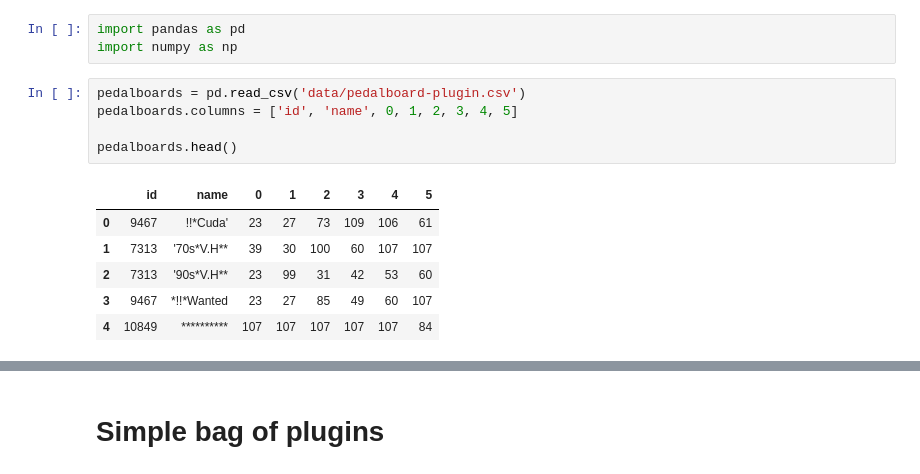
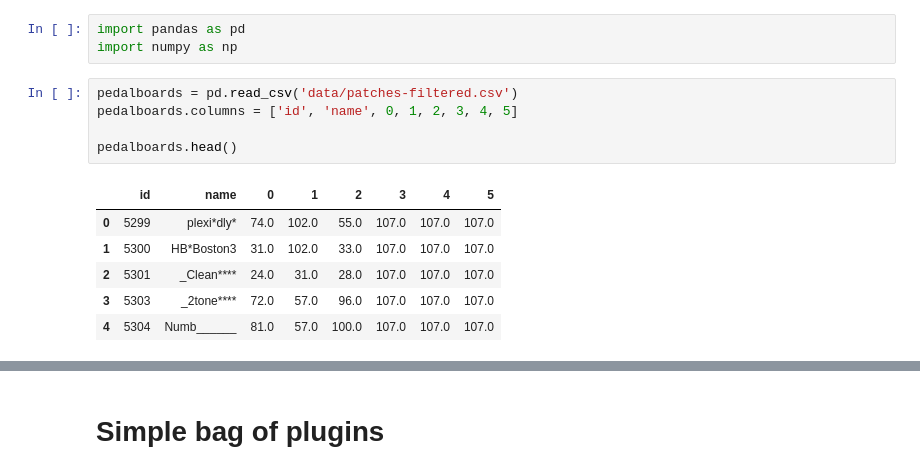
Before and after one commit to SrMouraSilva/ZoomG3-Patches, a Jupyter notebook: Processing_data_4_-_Bag_of_words_-_one_hot_encoding.ipynb, the cells around one changed output, grey strips where cells are left out. Saved outputs shown, nothing was run; the diff lists cells and outputs as text.

```diff
--- a/Processing_data_3_-_Bag_of_plugins.ipynb
+++ b/Processing_data_4_-_Bag_of_words_-_one_hot_encoding.ipynb
@@ -2,15 +2,15 @@
 import pandas as pd
 import numpy as np
 # %%
-pedalboards = pd.read_csv('data/pedalboard-plugin.csv')
+pedalboards = pd.read_csv('data/patches-filtered.csv')
 pedalboards.columns = ['id', 'name', 0, 1, 2, 3, 4, 5]
 
 pedalboards.head()
 # %% [output]
 |  | id | name | 0 | 1 | 2 | 3 | 4 | 5 |
-| 0 | 9467 | !!*Cuda' | 23 | 27 | 73 | 109 | 106 | 61 |
-| 1 | 7313 | '70s*V.H** | 39 | 30 | 100 | 60 | 107 | 107 |
-| 2 | 7313 | '90s*V.H** | 23 | 99 | 31 | 42 | 53 | 60 |
-| 3 | 9467 | *!!*Wanted | 23 | 27 | 85 | 49 | 60 | 107 |
-| 4 | 10849 | ********** | 107 | 107 | 107 | 107 | 107 | 84 |
+| 0 | 5299 | plexi*dly* | 74.0 | 102.0 | 55.0 | 107.0 | 107.0 | 107.0 |
+| 1 | 5300 | HB*Boston3 | 31.0 | 102.0 | 33.0 | 107.0 | 107.0 | 107.0 |
+| 2 | 5301 | _Clean**** | 24.0 | 31.0 | 28.0 | 107.0 | 107.0 | 107.0 |
+| 3 | 5303 | _2tone**** | 72.0 | 57.0 | 96.0 | 107.0 | 107.0 | 107.0 |
+| 4 | 5304 | Numb______ | 81.0 | 57.0 | 100.0 | 107.0 | 107.0 | 107.0 |
 # %%
```
Also changed, not shown: parts of 7 cells of this notebook, 18 other files.
